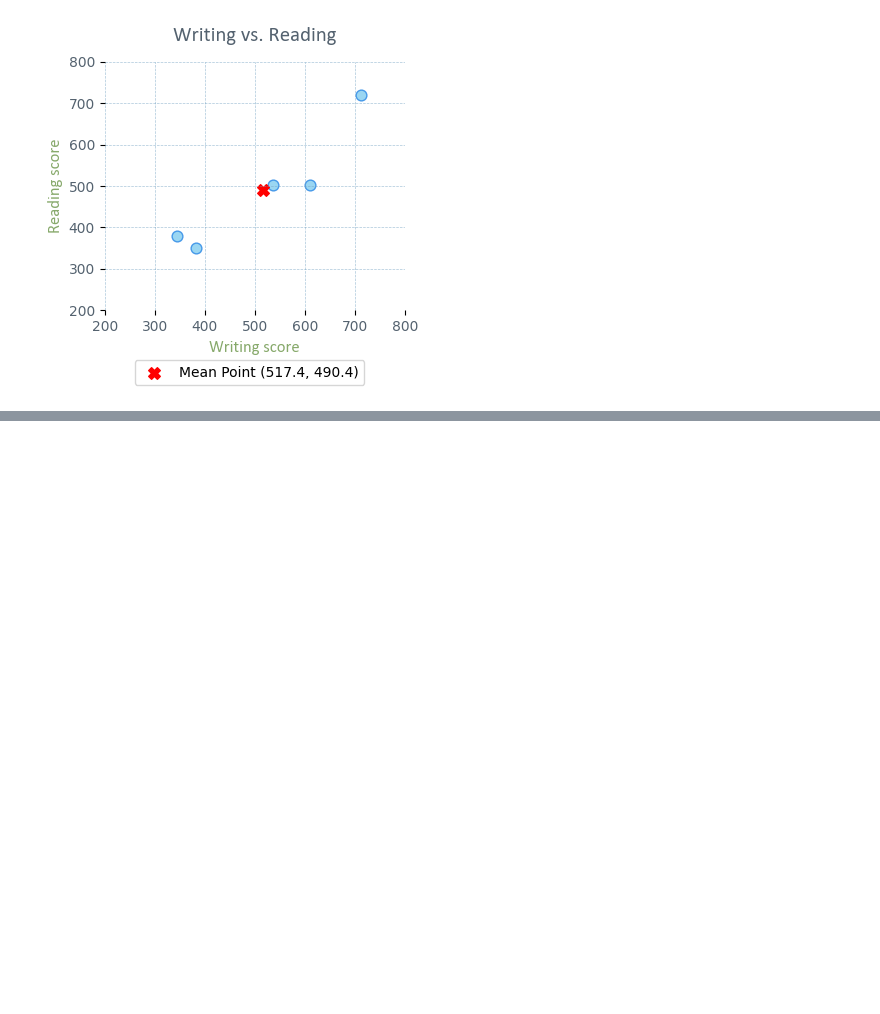
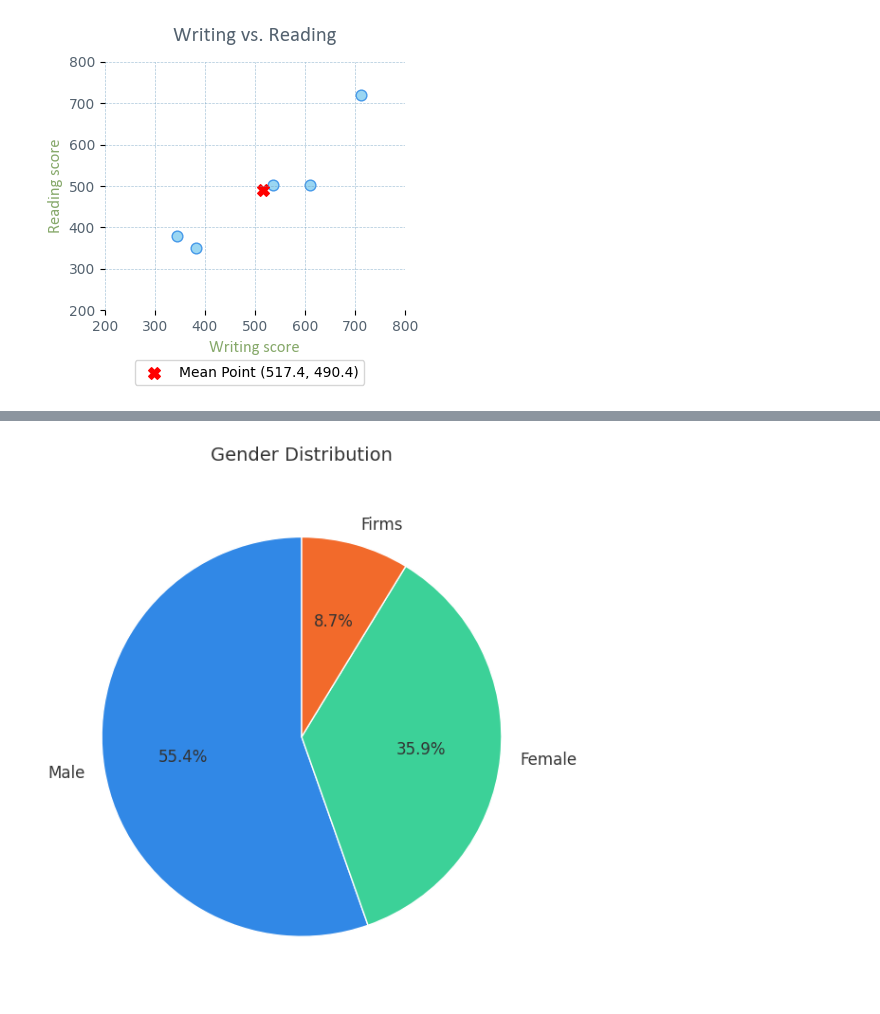
Before and after one commit to Rumaan-Kaisar/DataScience, a Jupyter notebook: Stat_ch1_dscptv/ch1_descriptive_stat_P2_prctc.ipynb, the cells around one changed output, grey strips where cells are left out. Cells and saved outputs as stored; diff of their text form; code cells hidden in the pictures; blank space fills up the shorter version.

```diff
--- a/Stat_ch1_dscptv/ch1_descriptive_stat_P2_prctc.ipynb
+++ b/Stat_ch1_dscptv/ch1_descriptive_stat_P2_prctc.ipynb
@@ -196,0 +296,26 @@ plt.show()
+# %%
+import matplotlib.pyplot as plt
+
+# Data
+gender = ["Male", "Female", "Firms"]
+sales = [108, 70, 17]
+colors = ["#3188e6ff", "#3cd198ff", "#f26a2bff"]  # Muted, modern colors
+
+# Create pie chart
+plt.figure(figsize=(6, 6))
+plt.pie(
+    sales,
+    labels=gender,
+    colors=colors,
+    startangle=90,
+    wedgeprops={"edgecolor": "white", "linewidth": 1},
+    textprops={"fontsize": 12, "color": "#333"},
+    autopct="%1.1f%%"
+)
+
+# Minimalist styling
+plt.title("Gender Distribution", fontsize=14, color="#333", pad=20)
+plt.tight_layout()
+plt.show()
+# %% [output]
+[figure, added]
```
Also changed, not shown: parts of 7 cells of this notebook.
